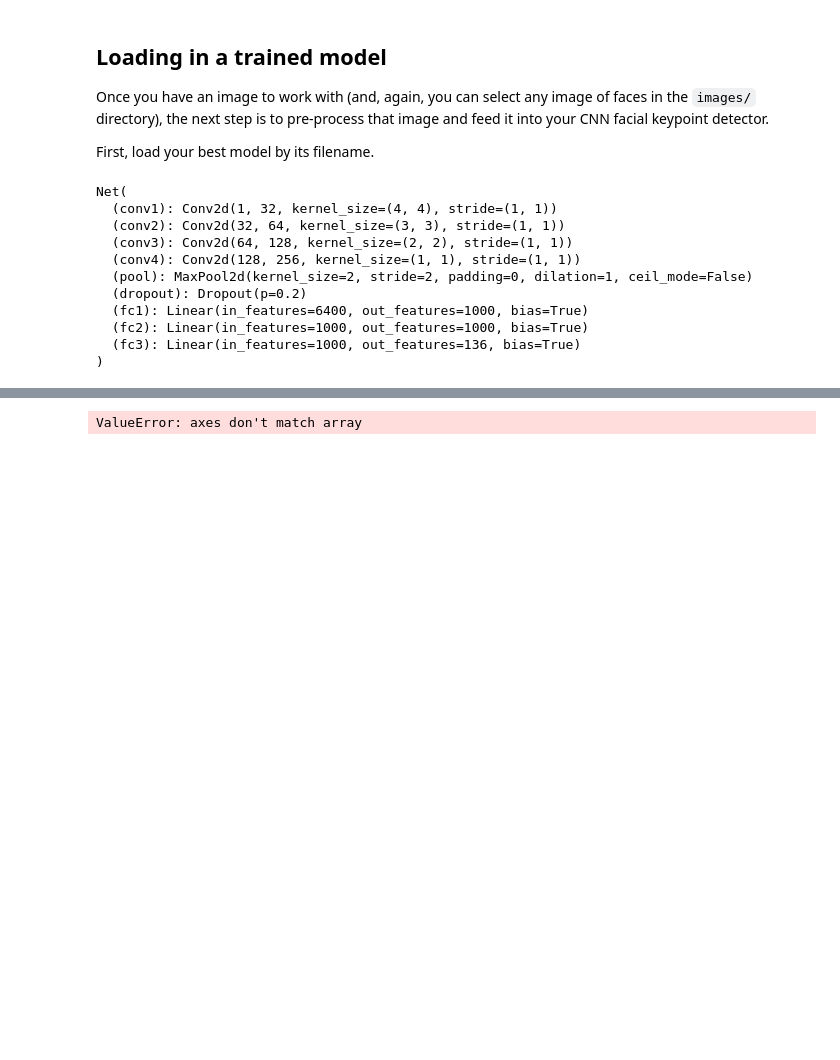
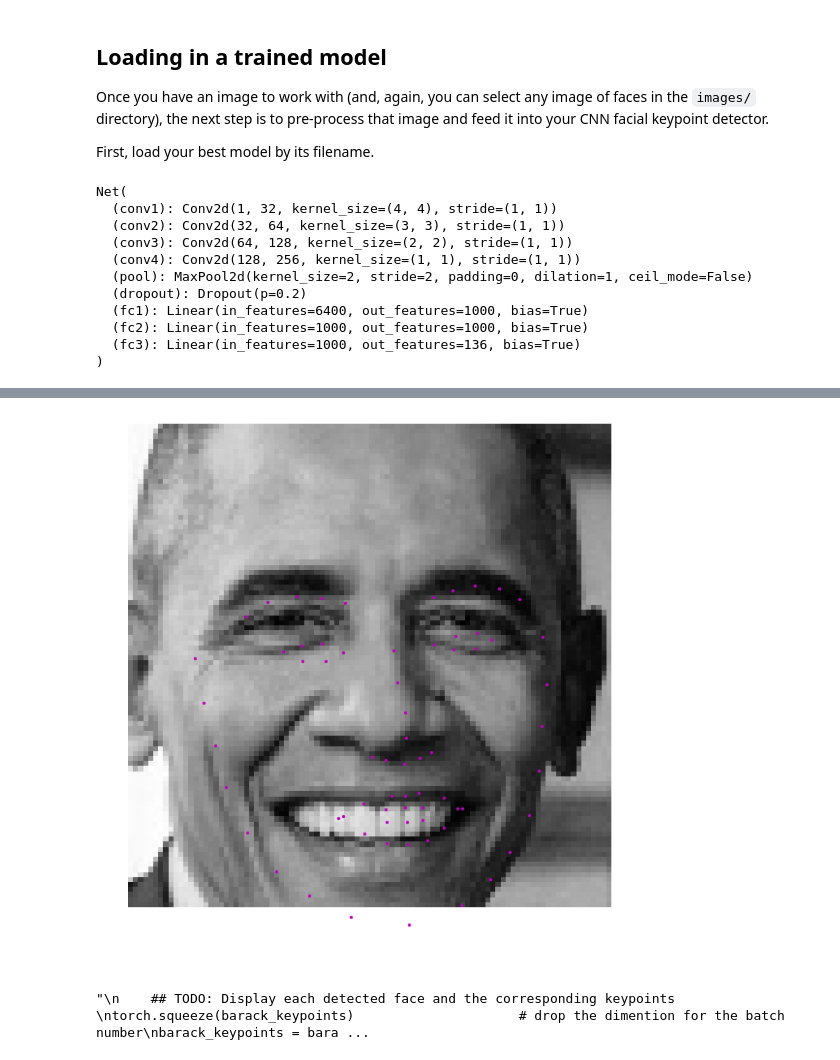
Before and after one commit to the-john/Facial_Keypoint_Detection, a Jupyter notebook: 3. Facial Keypoint Detection, Complete Pipeline.ipynb, the cells around one changed output, grey strips where cells are left out. Saved outputs shown, nothing was run; the diff lists cells and outputs as text; code cells hidden in the pictures; blank space fills up the shorter version.

Commit message:
Fixed Plotting

```diff
--- a/3. Facial Keypoint Detection, Complete Pipeline.ipynb
+++ b/3. Facial Keypoint Detection, Complete Pipeline.ipynb
@@ -232,34 +232,36 @@ norm_barack = barack_gray / 255.0
     ## TODO: Rescale the detected face to be the expected square size for your CNN (224x224, suggested)
 dim = (96, 96)                                      # that is what my model accepts
 resize_barack_gray = cv2.resize(norm_barack, dim)
+resize_barack_gray = np.expand_dims(resize_barack_gray, -1)
 resize_barack_gray = resize_barack_gray.transpose((2, 0, 1))
 #resize_barack_color = cv2.resize(barack_color, dim)
 
     ## TODO: Reshape the numpy image shape (H x W x C) into a torch image shape (C x H x W)
 #reshape_barack = torch.from_numpy(resize_barack_gray.reshape(1, 1, 96, 96))
 #tensor_barack = reshape_barack.type(torch.FloatTensor)
 tensor_barack = torch.from_numpy(resize_barack_gray).float()
 tensor_barack.unsqueeze_(0)
 
     ## TODO: Make facial keypoint predictions using your loaded, trained network
 barack_keypoints = net(tensor_barack)
-barack_keypoints = barack_keypoints.veiw(barack_keypoints.size()[0], 68, -1)
+barack_keypoints = barack_keypoints.view(barack_keypoints.size()[0], 68, -1)
 
-visualize_output(resize_barack_gray, barack_keypoints)
+visualize_output(tensor_barack, barack_keypoints)
 '''
     ## TODO: Display each detected face and the corresponding keypoints
 torch.squeeze(barack_keypoints)                     # drop the dimention for the batch number
 barack_keypoints = barack_keypoints.view(68, -1)
 predicted_keypoints = barack_keypoints.data.numpy()
 #predicted_keypoints = predicted_keypoints * (b_max_x - b_min_x) + b_min_x  # de-normalize
 #keypoints = keypoints * 252.0 + 2
 #keypoints = predicted_keypoints * -50
 keypoints = predicted_keypoints * 254
 #keypoints = np.flipud(keypoints)
 
 plt.imshow(resize_barack_gray, cmap='gray')
 plt.scatter(keypoints[:, 0], keypoints[:, 1], s=20, marker='.', c='m')
 plt.show()
 '''
 # %% [output]
+[figure, added]
-ValueError: axes don't match array
+"\n    ## TODO: Display each detected face and the corresponding keypoints      \ntorch.squeeze(barack_keypoints)                     # drop the dimention for the batch number\nbarack_keypoints = bara ...
```
